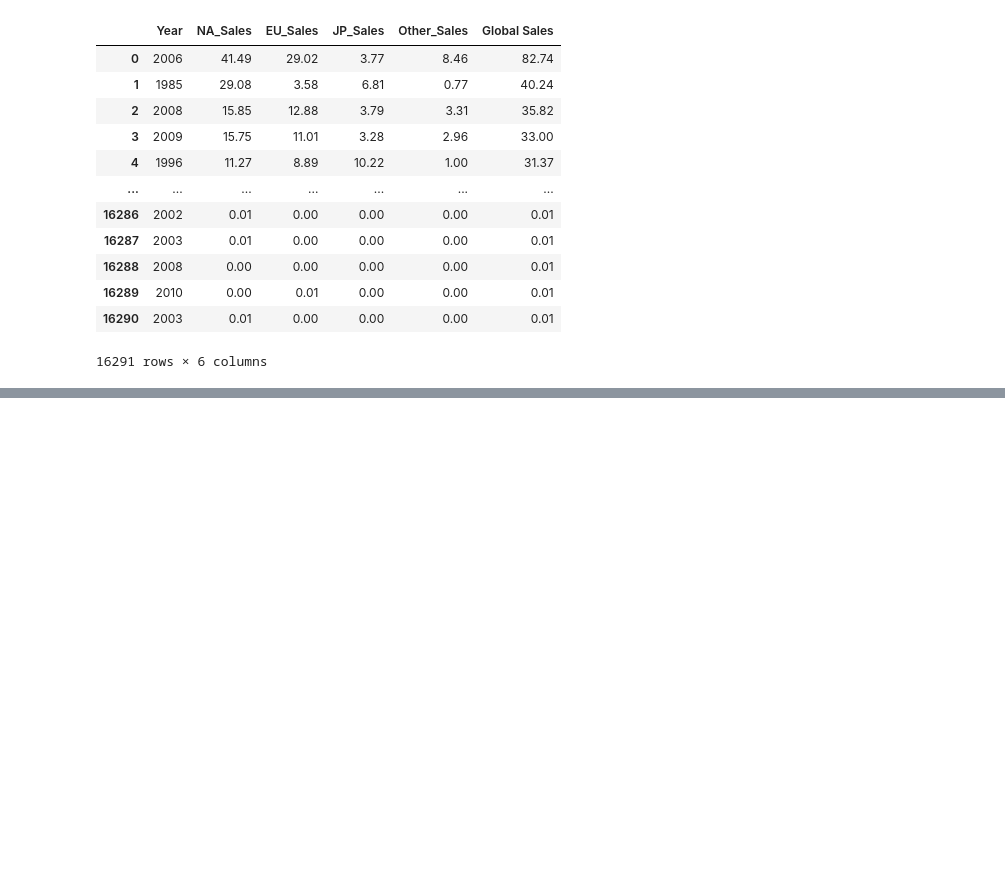
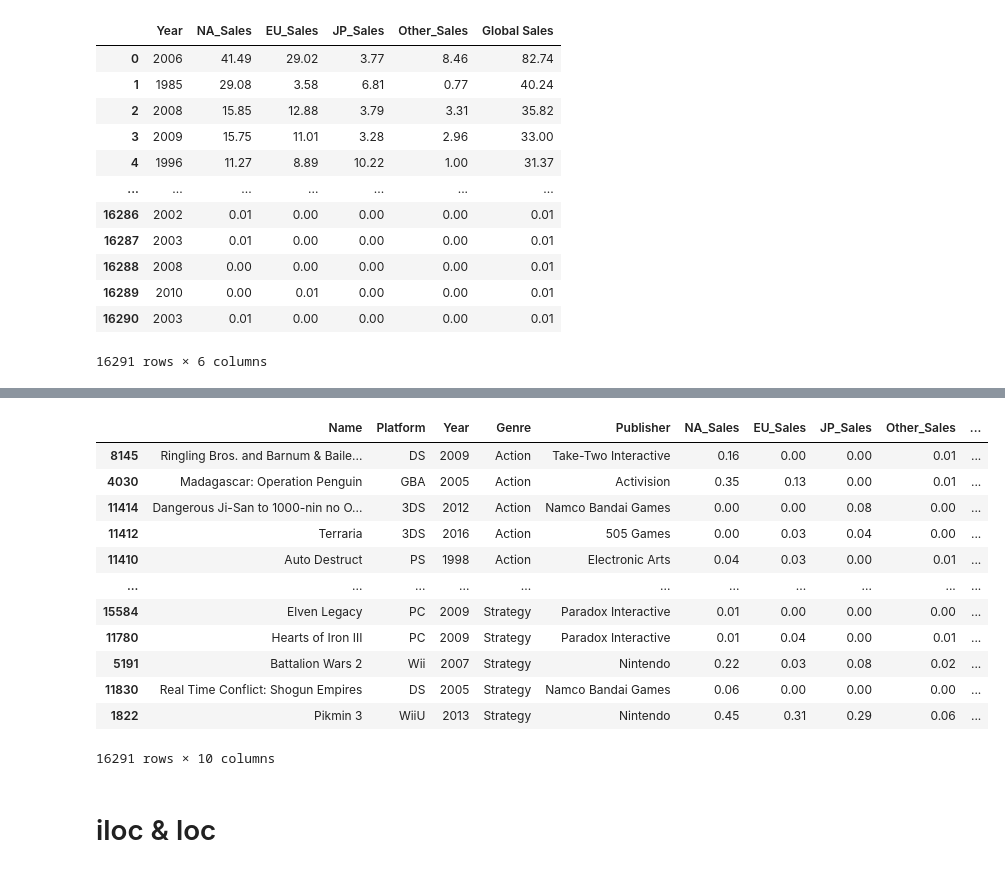
Before and after one commit to sienchoon/coding-challenge-practice, a Jupyter notebook: Pandas_Practice/practice_df.ipynb, the cells around one changed output, grey strips where cells are left out. Saved outputs shown, nothing was run; the diff lists cells and outputs as text; code cells hidden in the pictures; blank space fills up the shorter version.

```diff
--- a/Pandas_Practice/practice_df.ipynb
+++ b/Pandas_Practice/practice_df.ipynb
@@ -131,0 +293,21 @@ df._get_numeric_data()
+# %%
+# Dataframe sorting
+# df.sort_values() returns TypeError as it is missing argument
+# need to specify which column(series) to sort by in the dataframe
+df.sort_values(by="Genre")
+# %% [output]
+|  | Name | Platform | Year | Genre | Publisher | NA_Sales | EU_Sales | JP_Sales | Other_Sales | ... |
+| 8145 | Ringling Bros. and Barnum & Baile... | DS | 2009 | Action | Take-Two Interactive | 0.16 | 0.00 | 0.00 | 0.01 | ... |
+| 4030 | Madagascar: Operation Penguin | GBA | 2005 | Action | Activision | 0.35 | 0.13 | 0.00 | 0.01 | ... |
+| 11414 | Dangerous Ji-San to 1000-nin no O... | 3DS | 2012 | Action | Namco Bandai Games | 0.00 | 0.00 | 0.08 | 0.00 | ... |
+| 11412 | Terraria | 3DS | 2016 | Action | 505 Games | 0.00 | 0.03 | 0.04 | 0.00 | ... |
+| 11410 | Auto Destruct | PS | 1998 | Action | Electronic Arts | 0.04 | 0.03 | 0.00 | 0.01 | ... |
+| ... | ... | ... | ... | ... | ... | ... | ... | ... | ... | ... |
+| 15584 | Elven Legacy | PC | 2009 | Strategy | Paradox Interactive | 0.01 | 0.00 | 0.00 | 0.00 | ... |
+| 11780 | Hearts of Iron III | PC | 2009 | Strategy | Paradox Interactive | 0.01 | 0.04 | 0.00 | 0.01 | ... |
+| 5191 | Battalion Wars 2 | Wii | 2007 | Strategy | Nintendo | 0.22 | 0.03 | 0.08 | 0.02 | ... |
+| 11830 | Real Time Conflict: Shogun Empires | DS | 2005 | Strategy | Namco Bandai Games | 0.06 | 0.00 | 0.00 | 0.00 | ... |
+| 1822 | Pikmin 3 | WiiU | 2013 | Strategy | Nintendo | 0.45 | 0.31 | 0.29 | 0.06 | ... |
+16291 rows × 10 columns
+# %% [markdown]
+# iloc & loc
```
Also changed, not shown: parts of 21 cells of this notebook.
